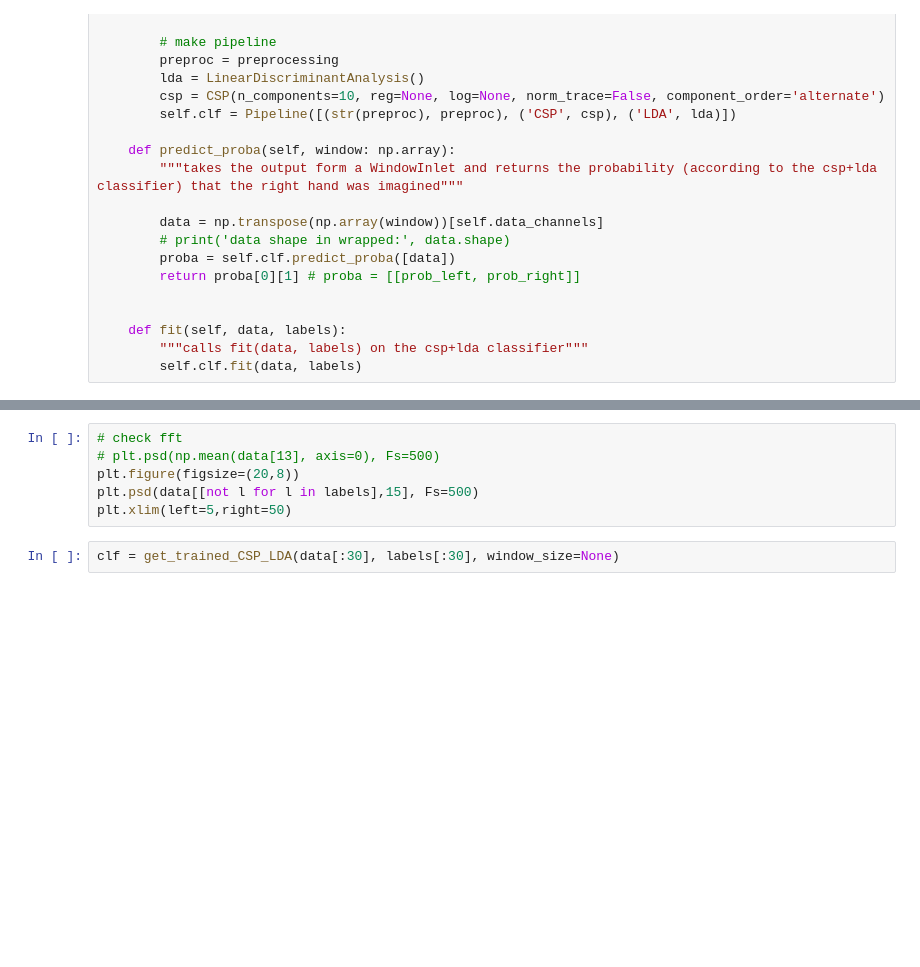
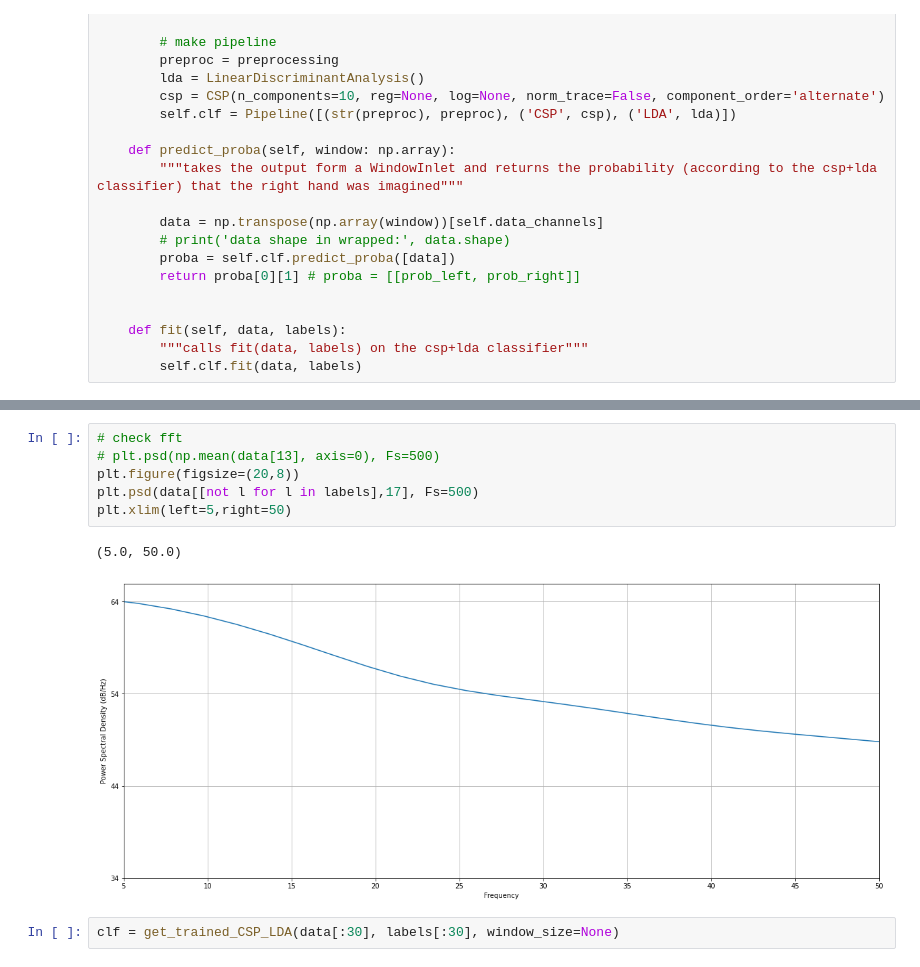
Before and after one commit to AdrienSF/BIpy, a Jupyter notebook: scratch/sanity_czech.ipynb, the cells around one changed output, grey strips where cells are left out. Cells and saved outputs as stored; diff of their text form; blank space fills up the shorter version.

```diff
--- a/scratch/sanity_czech.ipynb
+++ b/scratch/sanity_czech.ipynb
@@ -125,9 +130,12 @@ plt.plot(data[1,15,:500])
 # %%
 # check fft
 # plt.psd(np.mean(data[13], axis=0), Fs=500)
 plt.figure(figsize=(20,8))
-plt.psd(data[[not l for l in labels],15], Fs=500)
+plt.psd(data[[not l for l in labels],17], Fs=500)
 plt.xlim(left=5,right=50)
+# %% [output]
+(5.0, 50.0)
+[figure, added]
 # %%
 clf = get_trained_CSP_LDA(data[:30], labels[:30], window_size=None)
 # %%
```
Also changed, not shown: parts of 6 cells of this notebook, 8 other files.
